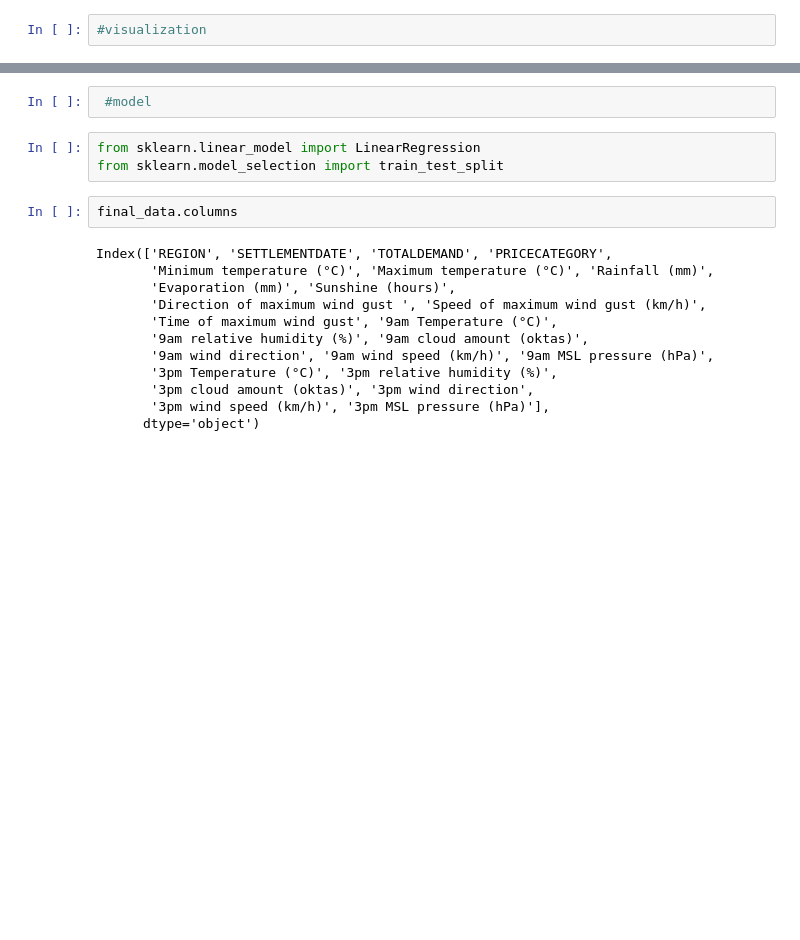
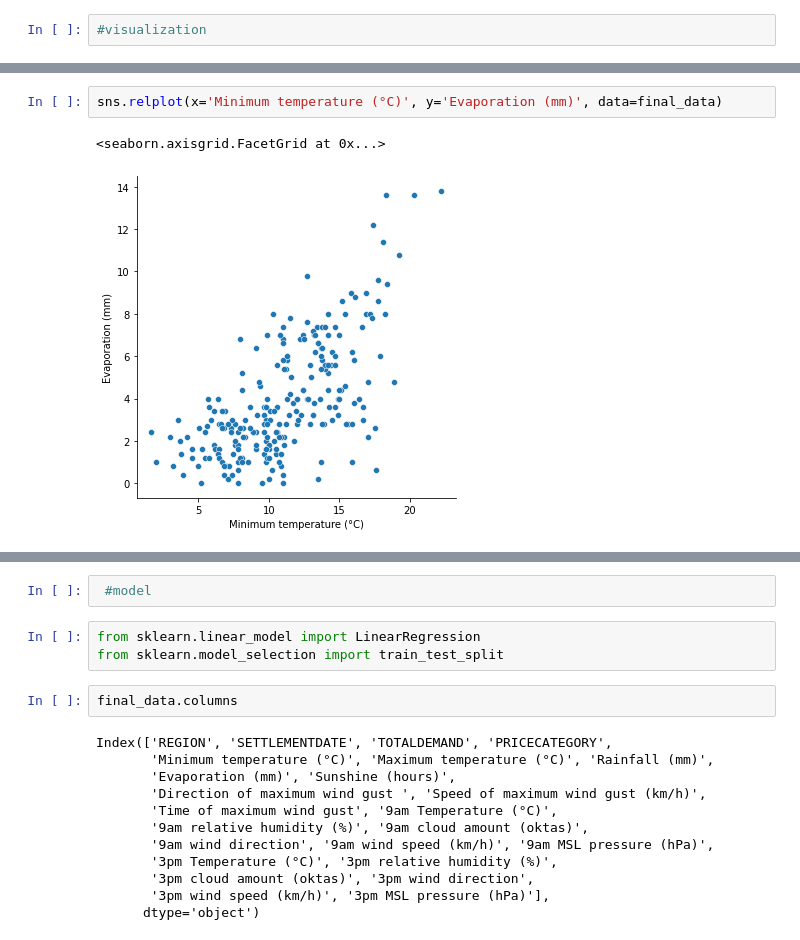
Before and after one commit to SebrinaX/Group8_Assignment2, a Jupyter notebook: Project2_Priyanka.ipynb, the cells around one changed output, grey strips where cells are left out. Cells and saved outputs as stored; diff of their text form; blank space fills up the shorter version.

```diff
--- a/Project2_Priyanka.ipynb
+++ b/Project2_Priyanka.ipynb
@@ -211,0 +217,5 @@ final_data.corr(method='pearson')
+# %%
+sns.relplot(x='Minimum temperature (°C)', y='Evaporation (mm)', data=final_data)
+# %% [output]
+<seaborn.axisgrid.FacetGrid at 0x...>
+[figure, added]
```
Also changed, not shown: parts of 26 cells of this notebook, 2 other files.
